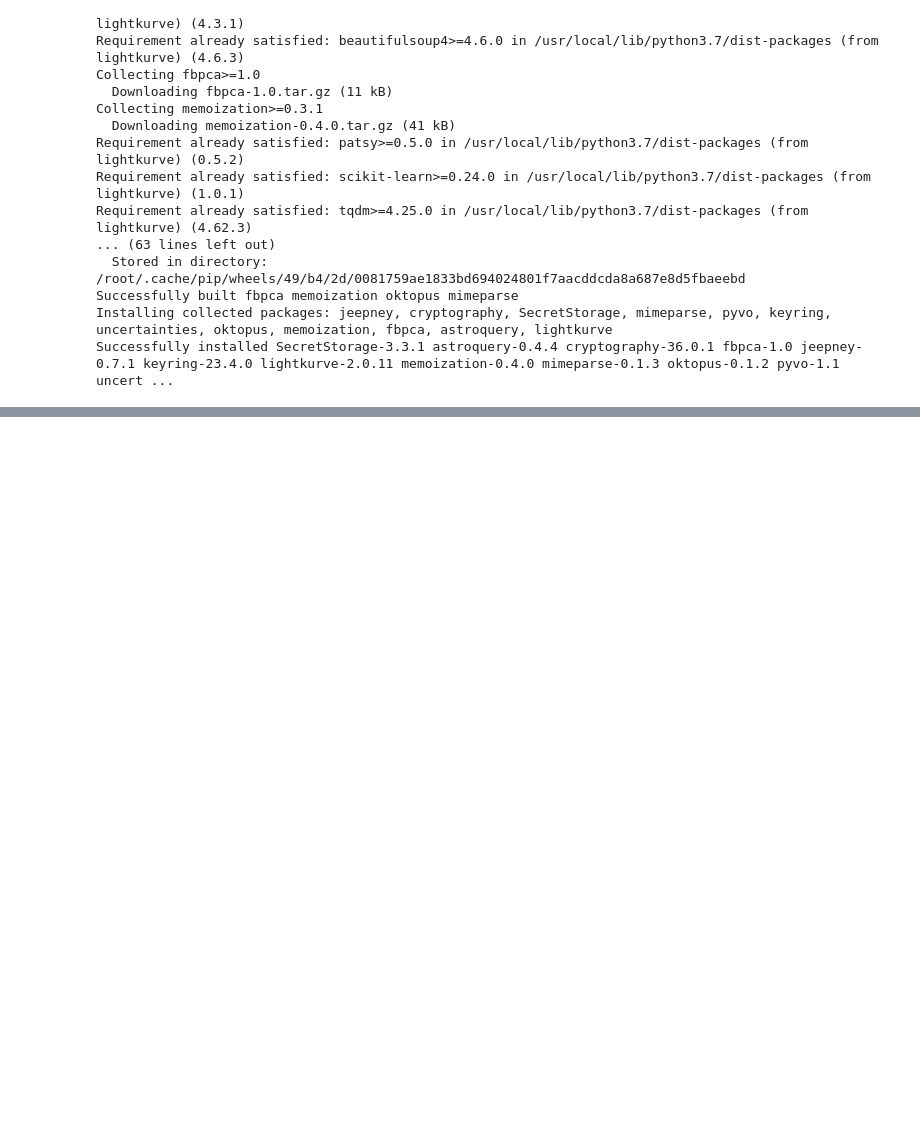
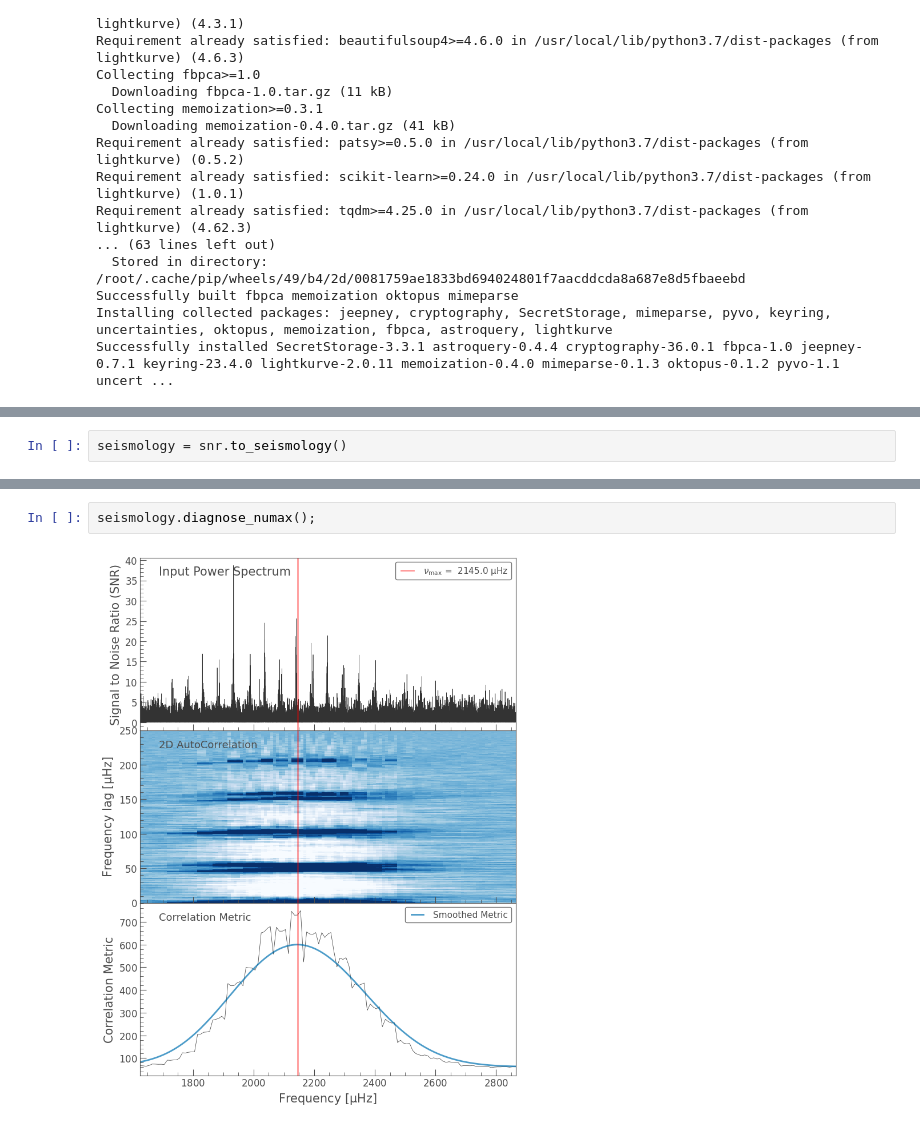
Before and after one commit to Srivardini11/lark, a Jupyter notebook: gravity.ipynb, the cells around one changed output, grey strips where cells are left out. Saved outputs shown, nothing was run; the diff lists cells and outputs as text; blank space fills up the shorter version.

```diff
--- a/gravity.ipynb
+++ b/gravity.ipynb
@@ -25,0 +57,2 @@ Successfully installed SecretStorage-3.3.1 astroquery-0.4.4 cryptography-36.0.1
+# %%
+seismology = snr.to_seismology()
@@ -25,0 +67,4 @@ Successfully installed SecretStorage-3.3.1 astroquery-0.4.4 cryptography-36.0.1
+# %%
+seismology.diagnose_numax();
+# %% [output]
+[figure, added]
```
Also changed, not shown: parts of 5 cells of this notebook.
